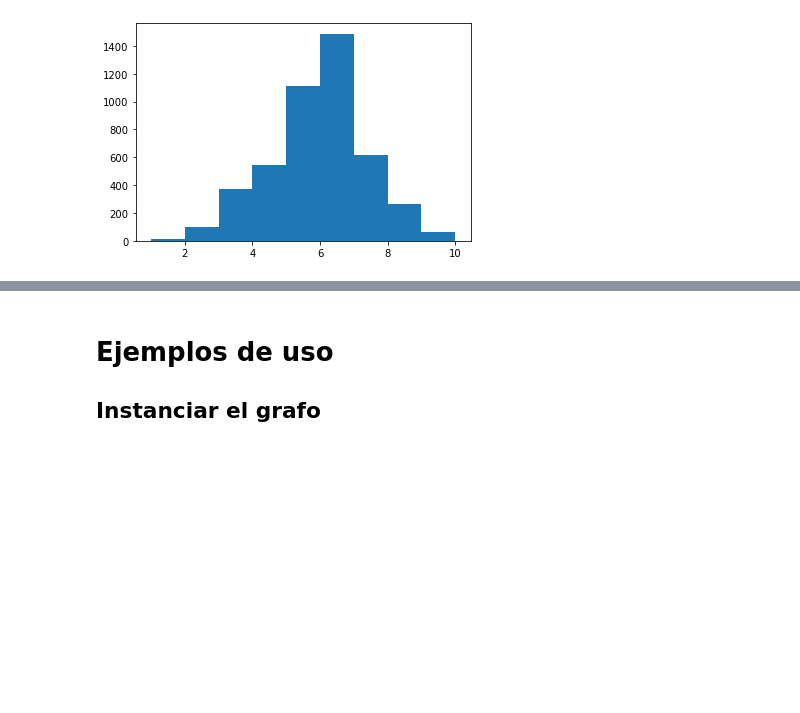
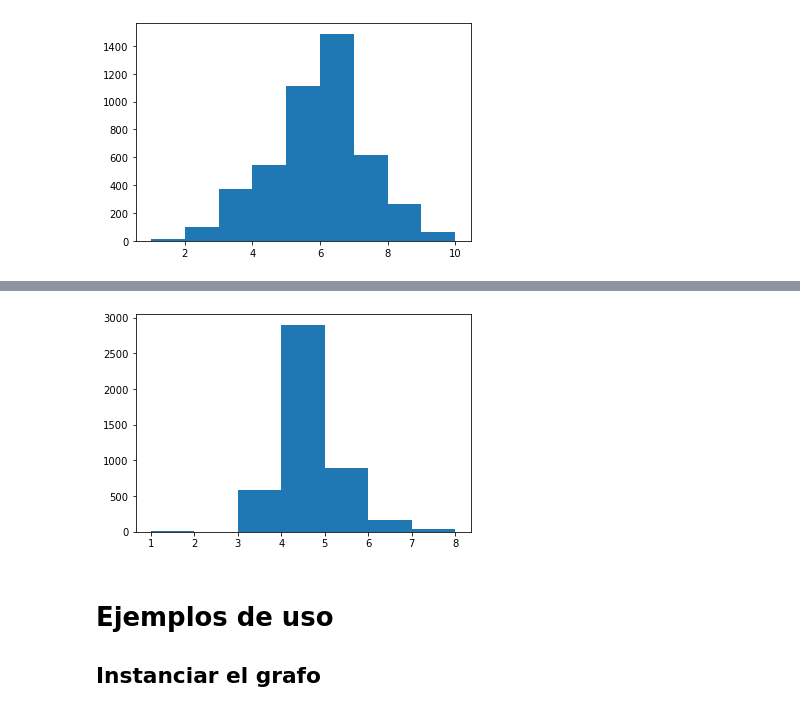
Before and after one commit to josebaboun/Alcantarillado-COVID, a Jupyter notebook: Simulaciones y ejemplos de uso.ipynb, the cells around one changed output, grey strips where cells are left out. Saved outputs shown, nothing was run; the diff lists cells and outputs as text; code cells hidden in the pictures; blank space fills up the shorter version.

```diff
--- a/Simulaciones y ejemplos de uso.ipynb
+++ b/Simulaciones y ejemplos de uso.ipynb
@@ -280,3 +280,9 @@ Result 2084: 4    acc: 4.226378896882494
+# %%
+bins = range(1, max(iters) + 2)
+plt.hist(iters, bins=bins)
+plt.show()
+# %% [output]
+[figure, added]
 # %% [markdown]
 # Ejemplos de uso
 ## Instanciar el grafo
```
Also changed, not shown: parts of 1 cell of this notebook.
